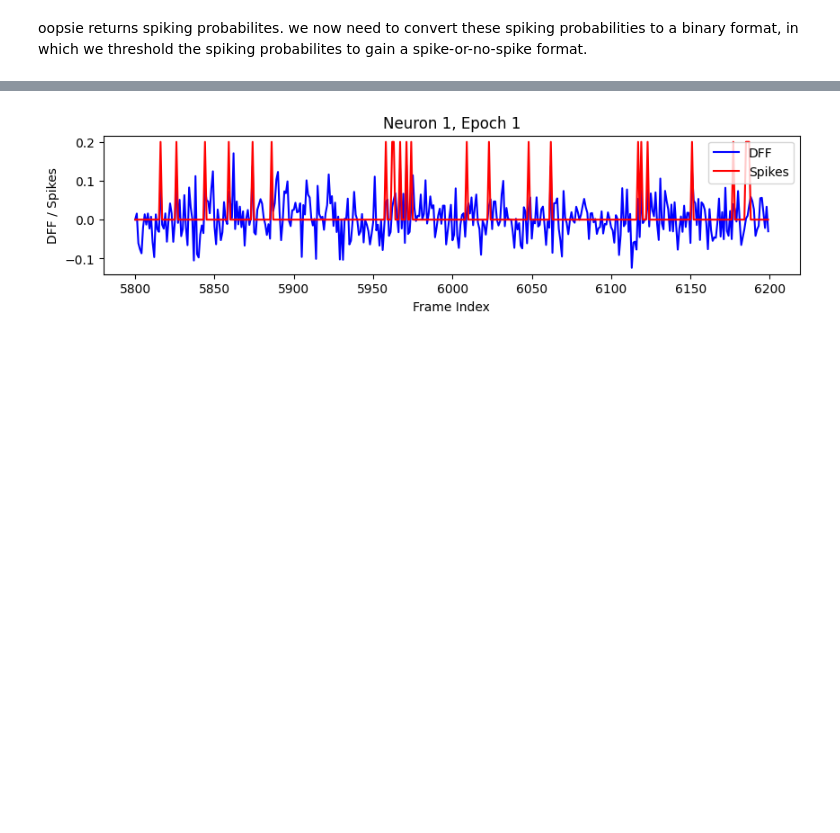
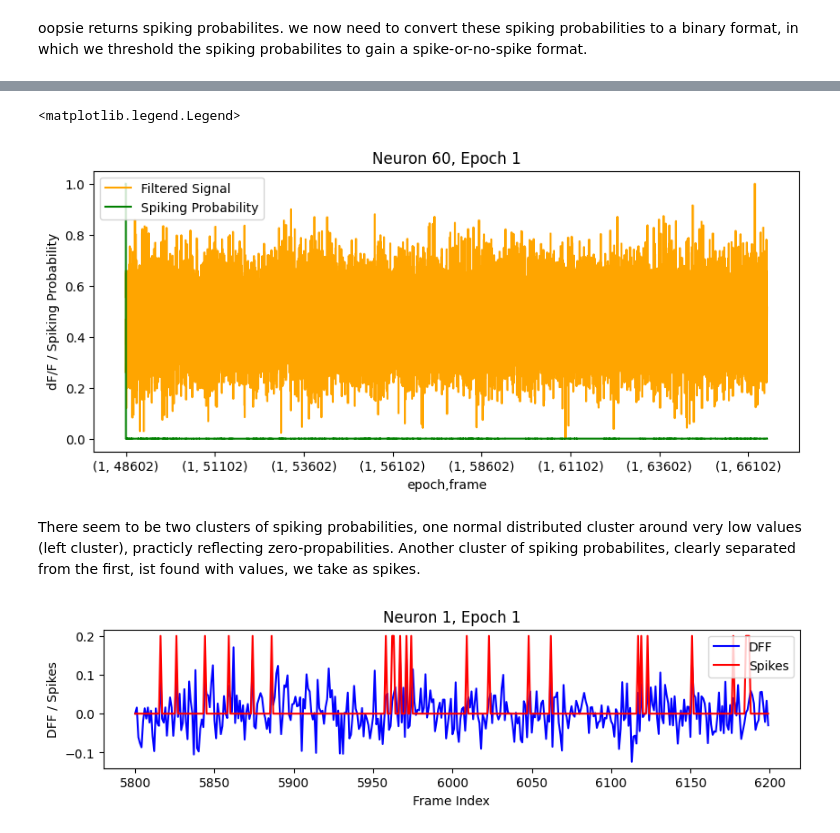
Before and after one commit to toniklenk/NeuralDataScience, a Jupyter notebook: Abschlussprojekt/practical01.ipynb, the cells around one changed output, grey strips where cells are left out. Drawn from its saved outputs; the diff is of its cells as text; code cells hidden in the pictures; blank space fills up the shorter version.

```diff
--- a/Abschlussprojekt/practical01.ipynb
+++ b/Abschlussprojekt/practical01.ipynb
@@ -383,3 +434,24 @@ spikes = np.log10(d) > -5
+# %%
+# inspect spiking probabilities of neuron 60 epoch 1 and plot it together with the raw signal
+neuron = 60
+epoch = 1
+fig, ax = plt.subplots(figsize=(10, 4))
+# df_raw.loc[(epoch, slice(None)), neuron].plot(ax=ax, label="Raw Signal")
+df_preprocessed.loc[(epoch, slice(None)), neuron].plot(
+    ax=ax, label="Filtered Signal", color="orange"
+)
+df_spikeprob.loc[(epoch, slice(None)), neuron].plot(
+    ax=ax, label="Spiking Probability", color="green"
+)
+ax.set_title(f"Neuron {neuron}, Epoch {epoch}")
+ax.set_ylabel("dF/F / Spiking Probability")
+ax.legend()
+# %% [output]
+<matplotlib.legend.Legend>
+[figure, added]
+# %% [markdown]
+There seem to be two clusters of spiking probabilities, one normal distributed cluster around very low values (left cluster), practicly reflecting zero-propabilities.
+Another cluster of spiking probabilites, clearly separated from the first, ist found with values, we take as spikes.
 # %%
 # convert spikes to boolean array by applying log10 and thresholding at -6
 df["Spikes"] = np.log10(df["Spikes"]).values > -6
```
Also changed, not shown: parts of 16 cells of this notebook.
